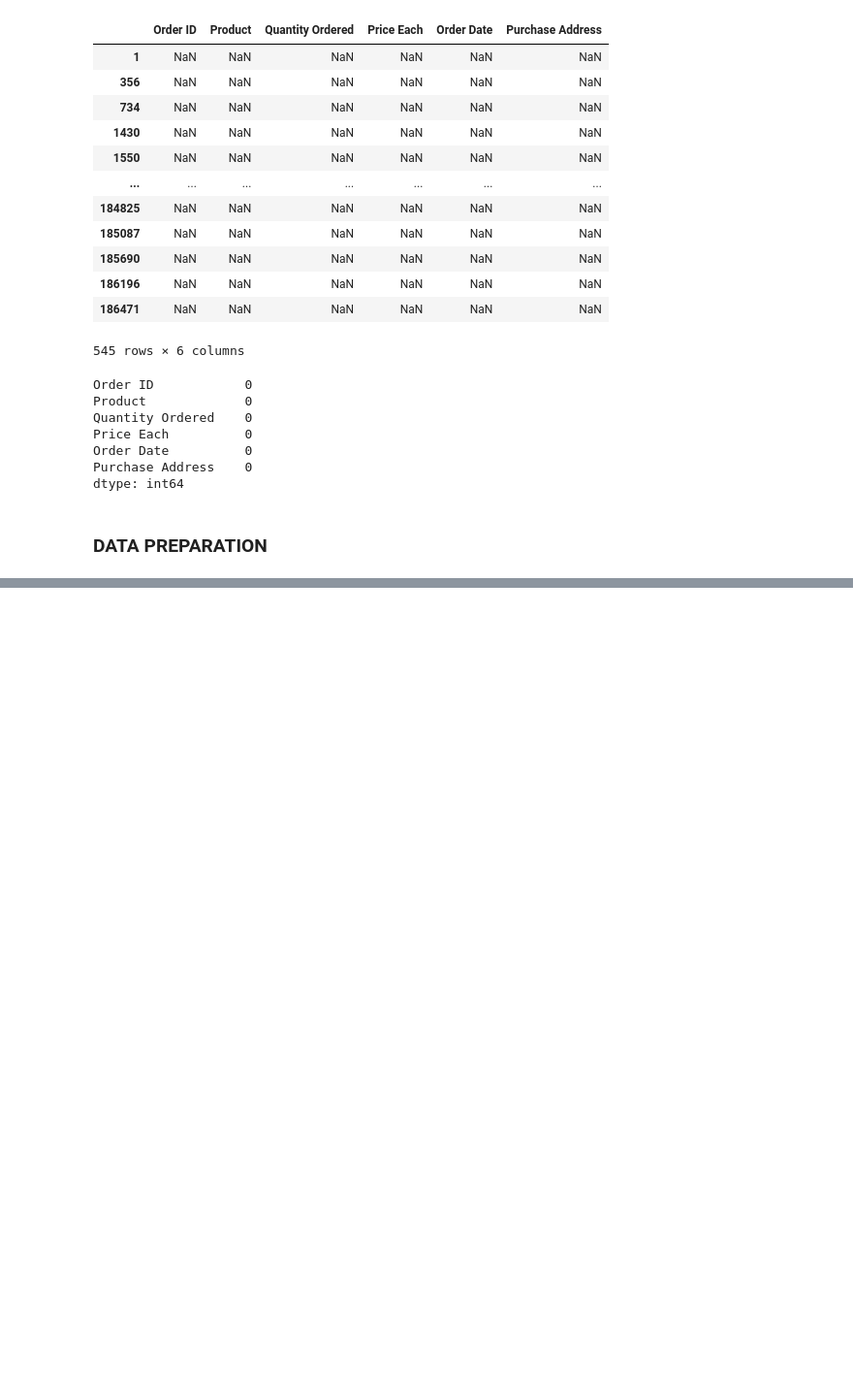
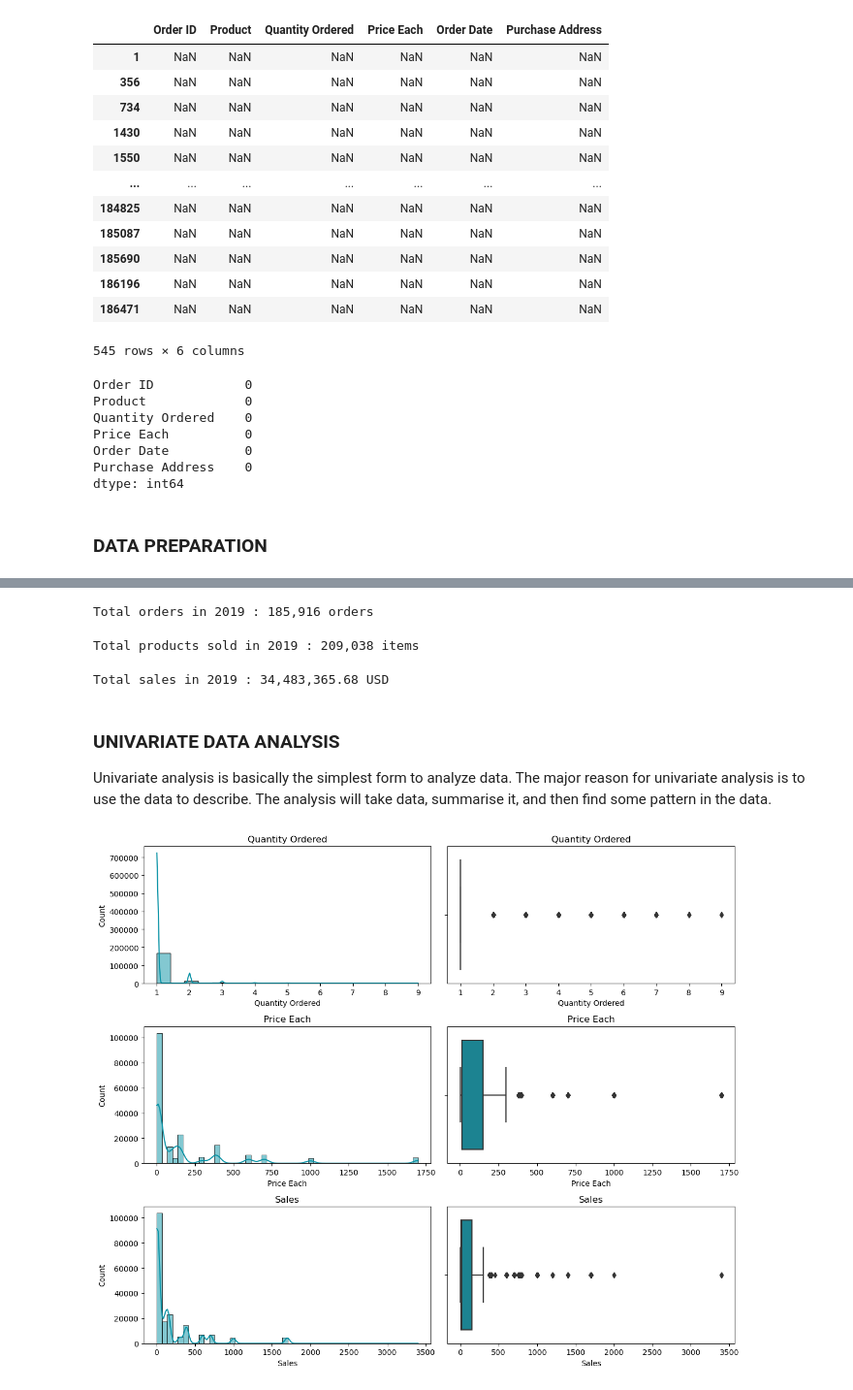
Before and after one commit to hmtalha786/Movie-Recommendation-System, a Jupyter notebook: Code.ipynb, the cells around one changed output, grey strips where cells are left out. Shown: that part at 97% size. Drawn from its saved outputs; the diff is of its cells as text; code cells hidden in the pictures; blank space fills up the shorter version.

Commit message:
Univariate Analysis

```diff
--- a/Code.ipynb
+++ b/Code.ipynb
@@ -236,0 +219,45 @@ Total sales in 2019 : 34,483,365.68 USD
+# %%
+total_year_order = df.shape[0]
+
+print(f'Total orders in 2019 : {total_year_order:,} orders')
+# %% [output]
+Total orders in 2019 : 185,916 orders
+# %%
+total_product_sold = df['Quantity Ordered'].sum()
+
+print(f'Total products sold in 2019 : {total_product_sold:,} items')
+# %% [output]
+Total products sold in 2019 : 209,038 items
+# %%
+total_year_sales = df['Sales'].sum()
+
+print(f'Total sales in 2019 : {total_year_sales:,} USD')
+# %% [output]
+Total sales in 2019 : 34,483,365.68 USD
+# %% [markdown]
+### UNIVARIATE DATA ANALYSIS
+
+Univariate analysis is basically the simplest form to analyze data. The major reason for univariate analysis is to use the data to describe. The analysis will take data, summarise it, and then find some pattern in the data.
+# %%
+fig, ax = plt.subplots(3,2, figsize=(12,10))
+
+sns.histplot(data=df,x='Quantity Ordered',kde=True,ax=ax[0,0])
+sns.histplot(data=df,x='Price Each',kde=True,ax=ax[1,0],bins=50)
+sns.histplot(data=df,x='Sales',kde=True,ax=ax[2,0],bins=50)
+
+ax[0,0].set_title('Quantity Ordered')
+ax[1,0].set_title('Price Each')
+ax[2,0].set_title('Sales')
+
+sns.boxplot(data=df,x='Quantity Ordered',ax=ax[0,1])
+sns.boxplot(data=df,x='Price Each',ax=ax[1,1])
+sns.boxplot(data=df,x='Sales',ax=ax[2,1])
+
+ax[0,1].set_title('Quantity Ordered')
+ax[1,1].set_title('Price Each')
+ax[2,1].set_title('Sales')
+
+plt.tight_layout()
+plt.show()
+# %% [output]
+[figure, added]
```
Also changed, not shown: parts of 21 cells of this notebook.
